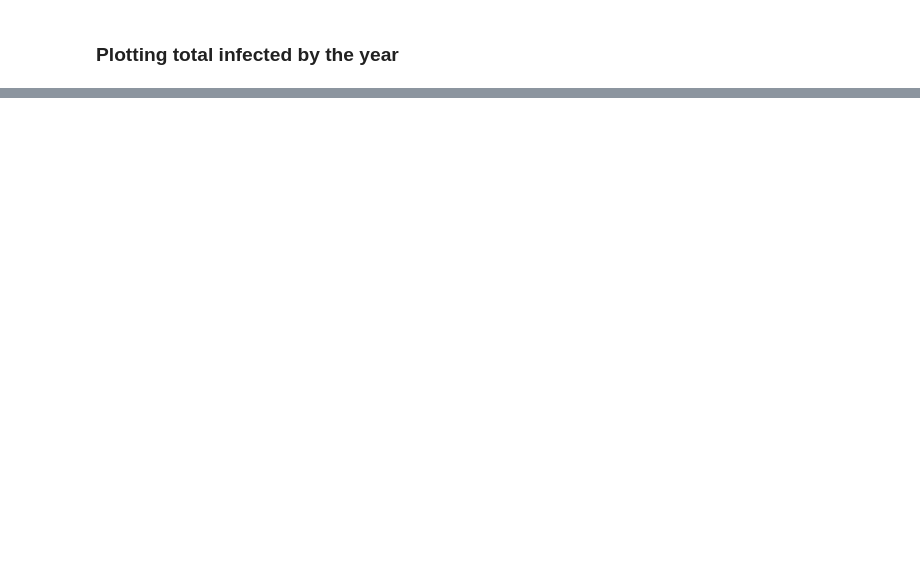
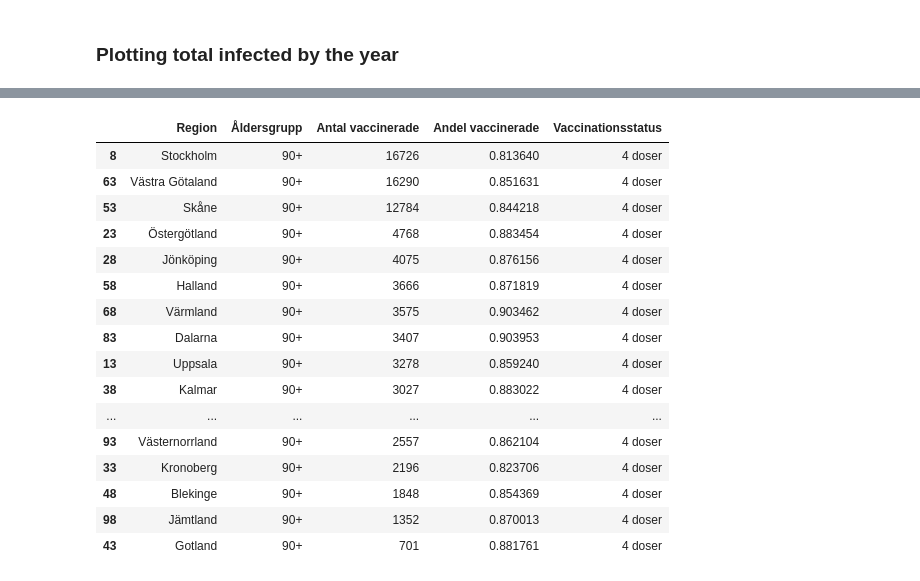
Before and after one commit to Crudeerz/Dataprocessing-Rasmus-Berghall, a Jupyter notebook: Laborations/Labb1/Uppgift_3.ipynb, the cells around one changed output, grey strips where cells are left out. Drawn from its saved outputs; the diff is of its cells as text; code cells hidden in the pictures; blank space fills up the shorter version.

```diff
--- a/Laborations/Labb1/Uppgift_3.ipynb
+++ b/Laborations/Labb1/Uppgift_3.ipynb
@@ -198,0 +209,12 @@ fig.show()
+# %%
+# Set paths for data
+path_vaccine = ("../Labb1/Data/Folkhalsomyndigheten_Covid19_Vaccine.xlsx")
+
+# Interesting sheets to explore further
+# From ".Covid19_Vaccine"
+vaccinated_timeseries = "Vaccinerade tidsserie"
+dose_4 = "Dos 4 per åldersgrupp"
+# %%
+# Read in datasets
+df_vaccinated = pd.read_excel(path_vaccine, vaccinated_timeseries)
+df_dose4 = pd.read_excel(path_vaccine, dose_4)
@@ -198,0 +264,7 @@ fig.show()
+# %%
+# Renaming Region "Sverige"
+df_dose4["Region"].replace("| Sverige |", "Sverige", inplace=True)
+
+# Renaming åldersgrupp "90 eller äldre" for easier handling
+df_dose4["Åldersgrupp"].replace("90 eller äldre", "90+", inplace=True)
+df_dose4.tail(7)
@@ -198,0 +287,10 @@ fig.show()
+# %%
+# df with the 90+:
+df_dose4_regions = df_dose4[df_dose4["Region"] != "Sverige"]
+
+
+
+fig = px.histogram(df_dose4_regions, x="Region", y="Andel vaccinerade", color="Åldersgrupp", barmode="group")
+fig.update_layout(yaxis_title = "Andel vaccinerade", title="Andel vaccinerade/region/åldersgrupp", title_x = 0.5)
+fig.write_html("../Labb1/Visualizations/Uppgift_3/KPI_andel_dose4__high_age.html")
+# fig.show()
@@ -198,0 +303,22 @@ fig.show()
+# %%
+df_dose4_90 = df_dose4_regions[df_dose4_regions["Åldersgrupp"]== "90+"]
+df_dose4_90.sort_values(by="Andel vaccinerade", ascending=False)
+df_dose4_90.sort_values(by="Antal vaccinerade", ascending=False)
+# %% [output]
+|  | Region | Åldersgrupp | Antal vaccinerade | Andel vaccinerade | Vaccinationsstatus |
+| 8 | Stockholm | 90+ | 16726 | 0.813640 | 4 doser |
+| 63 | Västra Götaland | 90+ | 16290 | 0.851631 | 4 doser |
+| 53 | Skåne | 90+ | 12784 | 0.844218 | 4 doser |
+| 23 | Östergötland | 90+ | 4768 | 0.883454 | 4 doser |
+| 28 | Jönköping | 90+ | 4075 | 0.876156 | 4 doser |
+| 58 | Halland | 90+ | 3666 | 0.871819 | 4 doser |
+| 68 | Värmland | 90+ | 3575 | 0.903462 | 4 doser |
+| 83 | Dalarna | 90+ | 3407 | 0.903953 | 4 doser |
+| 13 | Uppsala | 90+ | 3278 | 0.859240 | 4 doser |
+| 38 | Kalmar | 90+ | 3027 | 0.883022 | 4 doser |
+| ... | ... | ... | ... | ... | ... |
+| 93 | Västernorrland | 90+ | 2557 | 0.862104 | 4 doser |
+| 33 | Kronoberg | 90+ | 2196 | 0.823706 | 4 doser |
+| 48 | Blekinge | 90+ | 1848 | 0.854369 | 4 doser |
+| 98 | Jämtland | 90+ | 1352 | 0.870013 | 4 doser |
+| 43 | Gotland | 90+ | 701 | 0.881761 | 4 doser |
```
Also changed, not shown: parts of 24 cells of this notebook, 2 other files.
